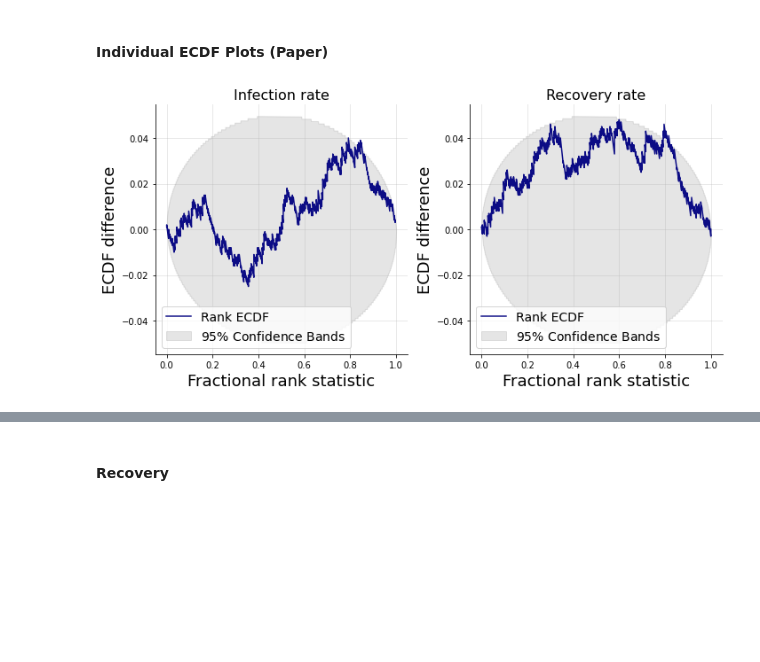
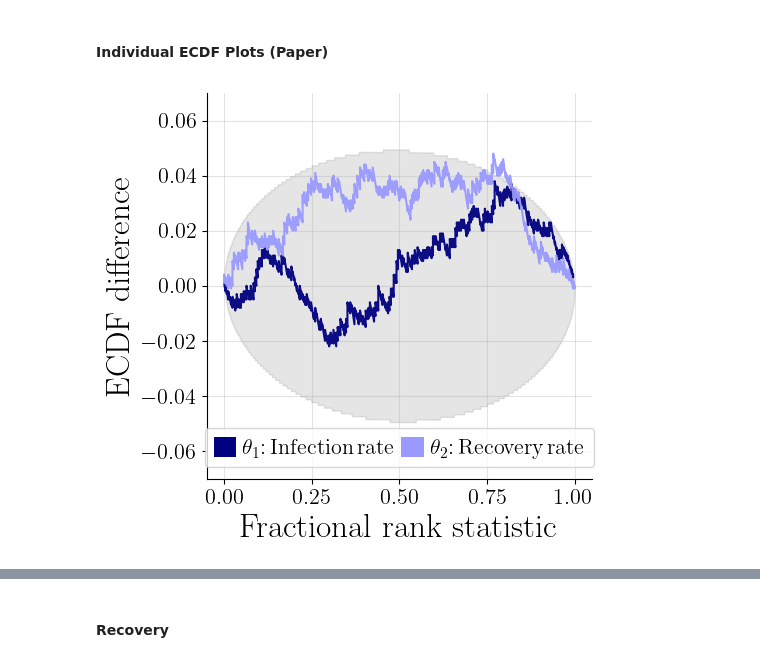
Before and after one commit to bayesflow-org/JANA-Paper, a Jupyter notebook: experiments/benchmarks/benchmark_9.ipynb, the cells around one changed output, grey strips where cells are left out. Cells and saved outputs as stored; diff of their text form; code cells hidden in the pictures; blank space fills up the shorter version.

```diff
--- a/experiments/benchmarks/benchmark_9.ipynb
+++ b/experiments/benchmarks/benchmark_9.ipynb
@@ -19,5 +22,16 @@ from bayesflow.diagnostics import plot_sbc_ecdf, plot_recovery, plot_posterior_2
 # %%
 from tensorflow_probability import distributions as tfd
+# %%
+plt.rcParams.update({
+    "axes.labelsize" : 24,
+    "xtick.labelsize" : 16,
+    "ytick.labelsize" : 16,
+    "legend.fontsize": 24,
+    "text.usetex": True,
+    "font.family": "serif",
+    #"font.serif": ["times"],
+    'text.latex.preamble' : r'\usepackage{{amsmath}}'
+})
 # %%
 benchmark_name = 'sir'
 benchmark = benchmarks.Benchmark(benchmark_name)
@@ -174,10 +181,11 @@ f.savefig(f'figures/calibration/{benchmark_name}.pdf', dpi=300, bbox_inches='tig
 #### Individual ECDF Plots (Paper)
 # %%
 # Posterior given surrogate outputs
-f = plot_sbc_ecdf(post_samples, prior_samples, ecdf_bands_kwargs=dict(confidence=0.95), label_fontsize=18,
-                  difference=True, param_names=['Infection rate', 'Recovery rate'], rank_ecdf_color='#000080')
+f = plot_sbc_ecdf(post_samples, prior_samples, ecdf_bands_kwargs=dict(confidence=0.95), label_fontsize=24, legend_fontsize=16,
+                  difference=True, param_names=[r'$\theta_1$:\,Infection\,rate', r'$\theta_2$:\,Recovery\,rate'], rank_ecdf_colors=['#000080', '#9999FF'],
+                 legend_spacing = 0.3, ylim = (-0.07, 0.07))
 f.savefig(f'figures/calibration/{benchmark_name}_diff_ind_post.pdf', dpi=300, bbox_inches='tight')
 # %% [output]
-[figure, old version]
+[figure, new version]
 # %%
 # Posterior given surrogate outputs
```
Also changed, not shown: parts of 10 cells of this notebook, 2 other files.
